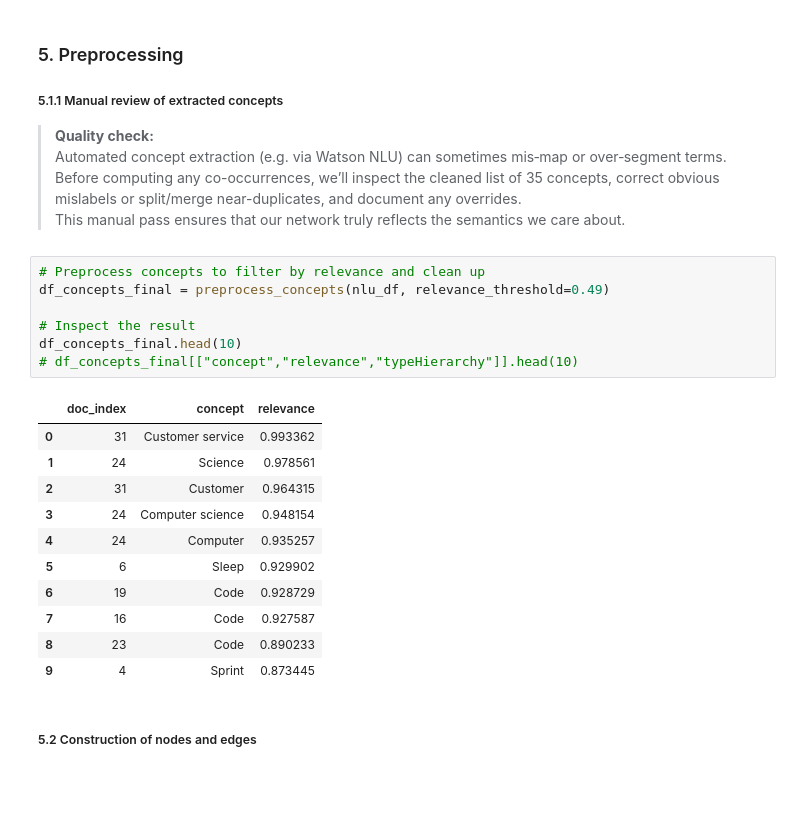
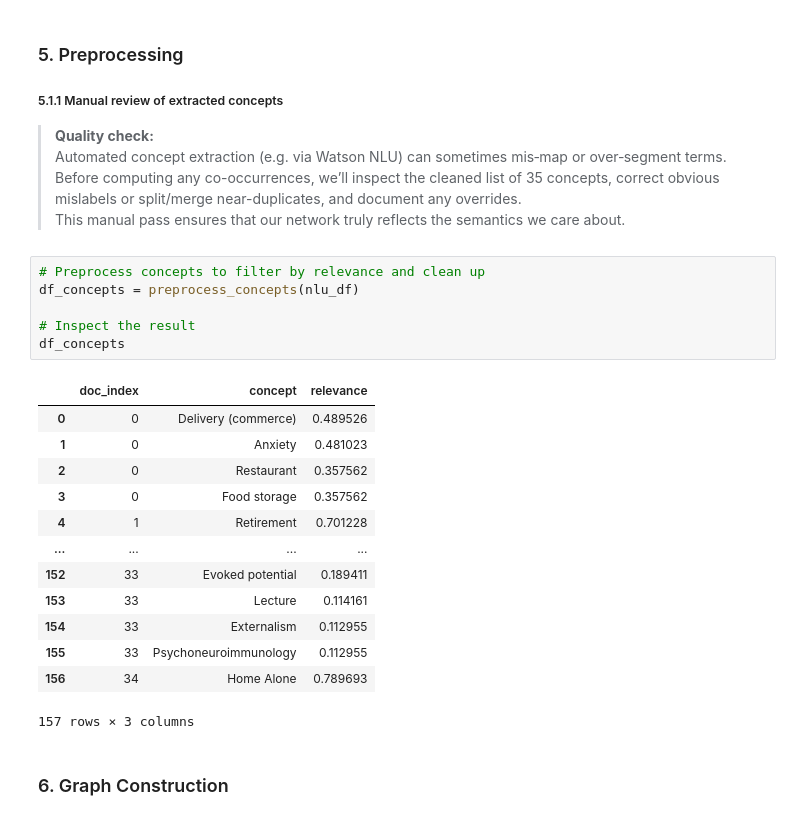
Before and after one commit to Br111t/notebook-to-prod-template, a Jupyter notebook: notebooks/example.ipynb, the cells around one changed output. Cells and saved outputs as stored; diff of their text form; blank space fills up the shorter version.

```diff
--- a/notebooks/example.ipynb
+++ b/notebooks/example.ipynb
@@ -210,23 +222,24 @@ nlu_df.head()
 > This manual pass ensures that our network truly reflects the semantics we care about.
 # %%
 # Preprocess concepts to filter by relevance and clean up
-df_concepts_final = preprocess_concepts(nlu_df, relevance_threshold=0.49)
+df_concepts = preprocess_concepts(nlu_df)
 
 # Inspect the result
-df_concepts_final.head(10)
-# df_concepts_final[["concept","relevance","typeHierarchy"]].head(10)
+df_concepts
 # %% [output]
 |  | doc_index | concept | relevance |
-| 0 | 31 | Customer service | 0.993362 |
-| 1 | 24 | Science | 0.978561 |
-| 2 | 31 | Customer | 0.964315 |
-| 3 | 24 | Computer science | 0.948154 |
-| 4 | 24 | Computer | 0.935257 |
-| 5 | 6 | Sleep | 0.929902 |
-| 6 | 19 | Code | 0.928729 |
-| 7 | 16 | Code | 0.927587 |
-| 8 | 23 | Code | 0.890233 |
-| 9 | 4 | Sprint | 0.873445 |
+| 0 | 0 | Delivery (commerce) | 0.489526 |
+| 1 | 0 | Anxiety | 0.481023 |
+| 2 | 0 | Restaurant | 0.357562 |
+| 3 | 0 | Food storage | 0.357562 |
+| 4 | 1 | Retirement | 0.701228 |
+| ... | ... | ... | ... |
+| 152 | 33 | Evoked potential | 0.189411 |
+| 153 | 33 | Lecture | 0.114161 |
+| 154 | 33 | Externalism | 0.112955 |
+| 155 | 33 | Psychoneuroimmunology | 0.112955 |
+| 156 | 34 | Home Alone | 0.789693 |
+157 rows × 3 columns
 # %% [markdown]
-##### 5.2 Construction of nodes and edges
+### 6. Graph Construction
 # %%
```
Also changed, not shown: parts of 16 cells of this notebook, 7 other files.
